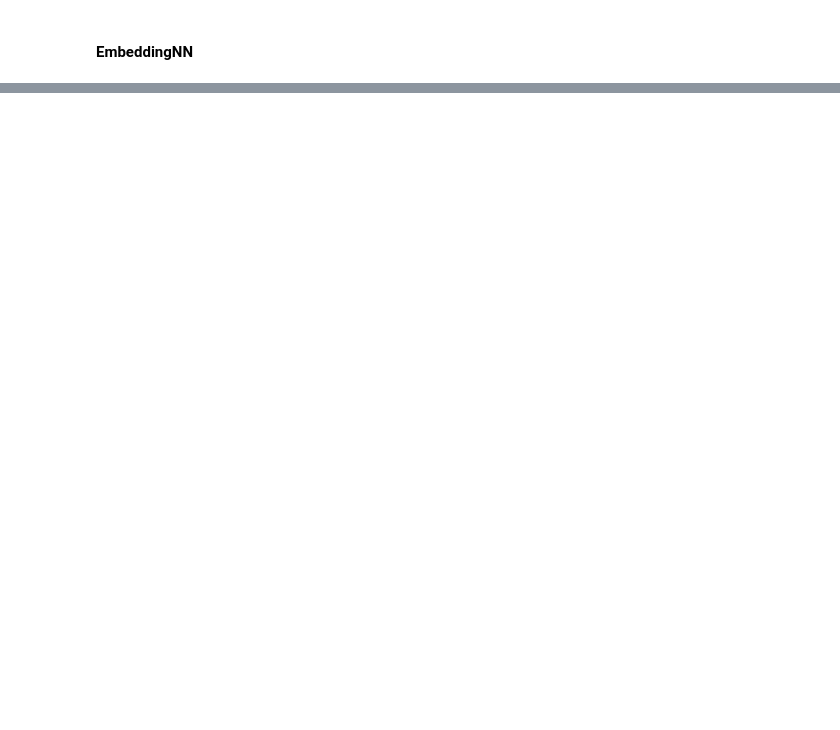
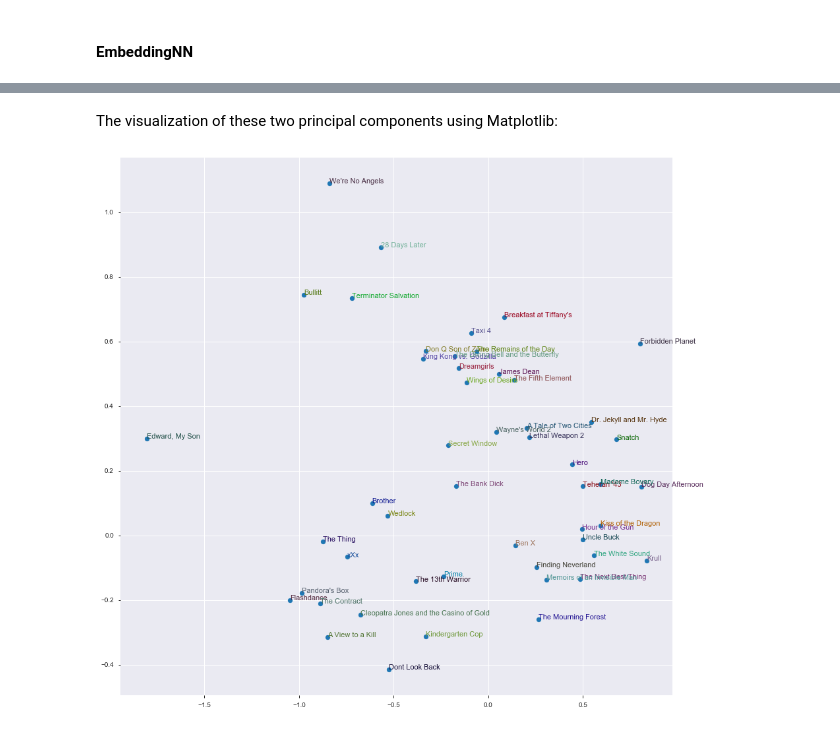
Before and after one commit to jgdelrio/tutorials, a Jupyter notebook: Recommenders/00_Recommenders_Intro.ipynb, the cells around one changed output, grey strips where cells are left out. Saved outputs shown, nothing was run; the diff lists cells and outputs as text; code cells hidden in the pictures; blank space fills up the shorter version.

```diff
--- a/Recommenders/00_Recommenders_Intro.ipynb
+++ b/Recommenders/00_Recommenders_Intro.ipynb
@@ -686,0 +694,15 @@ catalogue.columns = ['itemId', 'genres', 'year']
+# %%
+# get top items
+g = ratings_sm.groupby('movieId')['rating'].count()
+top_movies = g.sort_values(ascending=False).index.values[:1000]
+top_movies = top_movies.astype(str)
+
+# create array containing the names of the top movies
+top_movies_with_name = []
+for movie in top_movies[::-1]:
+    rst = metadata[(metadata['id']==int(movie))]
+    if rst.shape[0] > 0:
+        top_movies_with_name.append(rst['title'].iloc[0])
+    else:
+        top_movies = np.delete(top_movies, np.where(top_movies == movie))
+top_movies_with_name = np.array(top_movies_with_name)
@@ -686,0 +771,14 @@ catalogue.columns = ['itemId', 'genres', 'year']
+# %% [markdown]
+The visualization of these two principal components using Matplotlib:
+# %%
+idxs = np.random.choice(len(top_movies_with_name), 50, replace=False)
+idxs = list(range(50))
+X = fac0[idxs]
+Y = fac2[idxs]
+plt.figure(figsize=(15,15))
+plt.scatter(X, Y)
+for i, x, y in zip(top_movies_with_name[idxs], X, Y):
+    plt.text(x,y,i, color=np.random.rand(3)*0.7, fontsize=11)
+plt.show()
+# %% [output]
+[figure, added]
```
Also changed, not shown: parts of 23 cells of this notebook, 2 other files.
